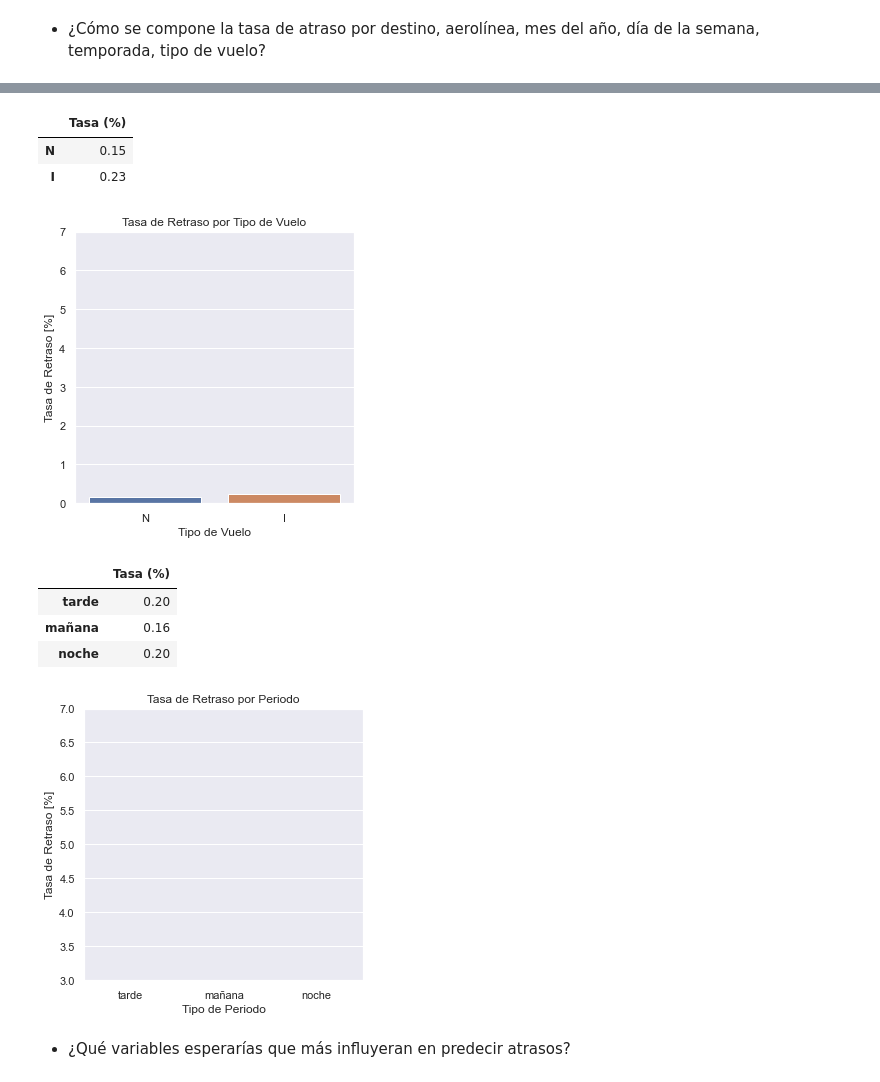
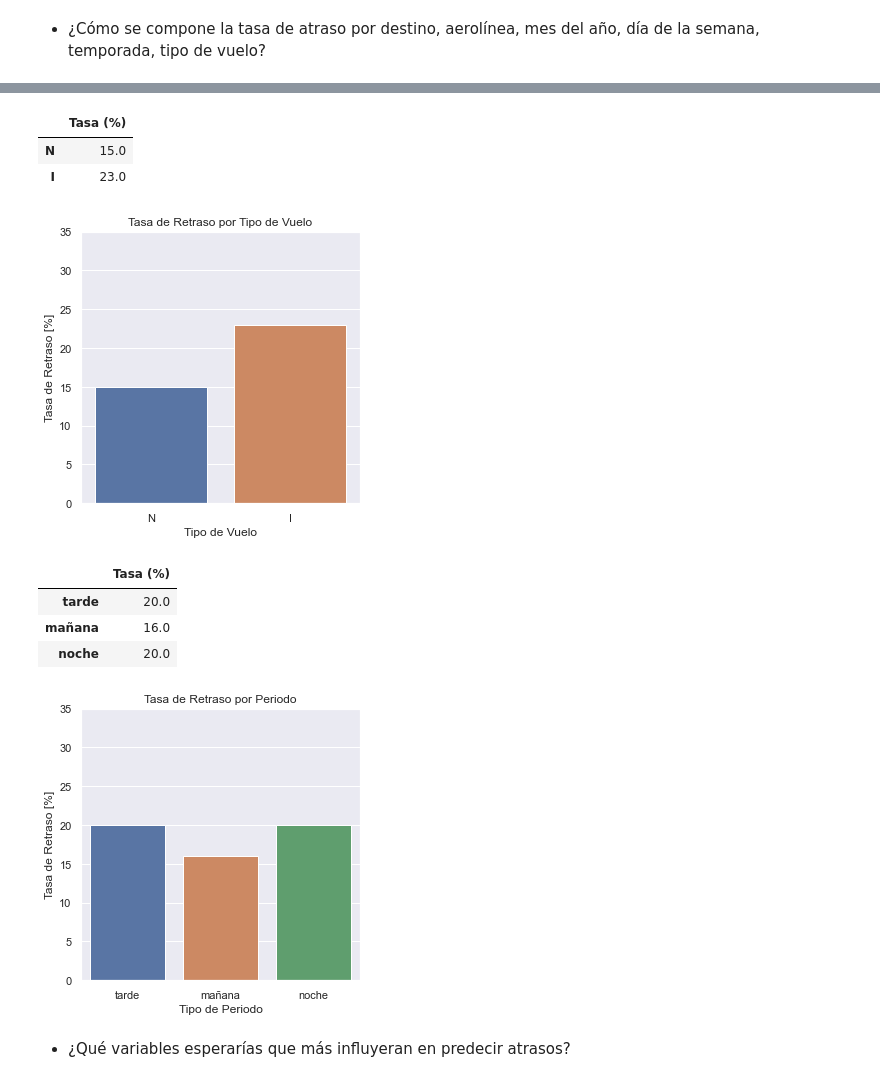
Before and after one commit to NicoGrageda/flight-delays, a Jupyter notebook: to-expose.ipynb, the cells around one changed output, grey strips where cells are left out. Cells and saved outputs as stored; diff of their text form; code cells hidden in the pictures.

```diff
--- a/to-expose.ipynb
+++ b/to-expose.ipynb
@@ -262,7 +262,7 @@ def calcular_tasa(df, columna):
     dic_tasas = {}
     for name, total in total_values.iteritems():
         if name in dic_atrasos:
-            dic_tasas[name] = round( dic_atrasos[name]/total, 2)
+            dic_tasas[name] = round( dic_atrasos[name]/total, 2)*100
         else:
             dic_tasas[name] = 0
 
@@ -413,8 +413,8 @@ tasas_tipovuelo = calcular_tasa(df, 'TIPOVUELO')
 tasas_tipovuelo
 # %% [output]
 |  | Tasa (%) |
-| N | 0.15 |
-| I | 0.23 |
+| N | 15.0 |
+| I | 23.0 |
 # %%
 tasas_tipovuelo_values = df['TIPOVUELO'].value_counts().index
 
@@ -424,31 +424,31 @@ sns.barplot(x=tasas_tipovuelo_values, y=tasas_tipovuelo['Tasa (%)'])
 plt.title('Tasa de Retraso por Tipo de Vuelo')
 plt.ylabel('Tasa de Retraso [%]', fontsize=12)
 plt.xlabel('Tipo de Vuelo', fontsize=12)
-plt.ylim(0,7)
+plt.ylim(0,35)
 plt.show()
 # %% [output]
-[figure, old version]
+[figure, new version]
 # %%
 tasa_periododia = calcular_tasa(df, 'periodo_dia')
 tasa_periododia
 # %% [output]
 |  | Tasa (%) |
-| tarde | 0.20 |
-| mañana | 0.16 |
-| noche | 0.20 |
+| tarde | 20.0 |
+| mañana | 16.0 |
+| noche | 20.0 |
 # %%
 tasas_periodo_values = df['periodo_dia'].value_counts().index
 
 plt.figure(figsize = (5,5))
 sns.set(style="darkgrid")
 sns.barplot(x=tasas_periodo_values, y=tasa_periododia['Tasa (%)'])
 plt.title('Tasa de Retraso por Periodo')
 plt.ylabel('Tasa de Retraso [%]', fontsize=12)
 plt.xlabel('Tipo de Periodo', fontsize=12)
-plt.ylim(3,7)
+plt.ylim(0,35)
 plt.show()
 # %% [output]
-[figure, old version]
+[figure, new version]
 # %% [markdown]
 * ¿Qué variables esperarías que más influyeran en predecir atrasos?
 # %% [markdown]
```
Also changed, not shown: parts of 15 cells of this notebook.
